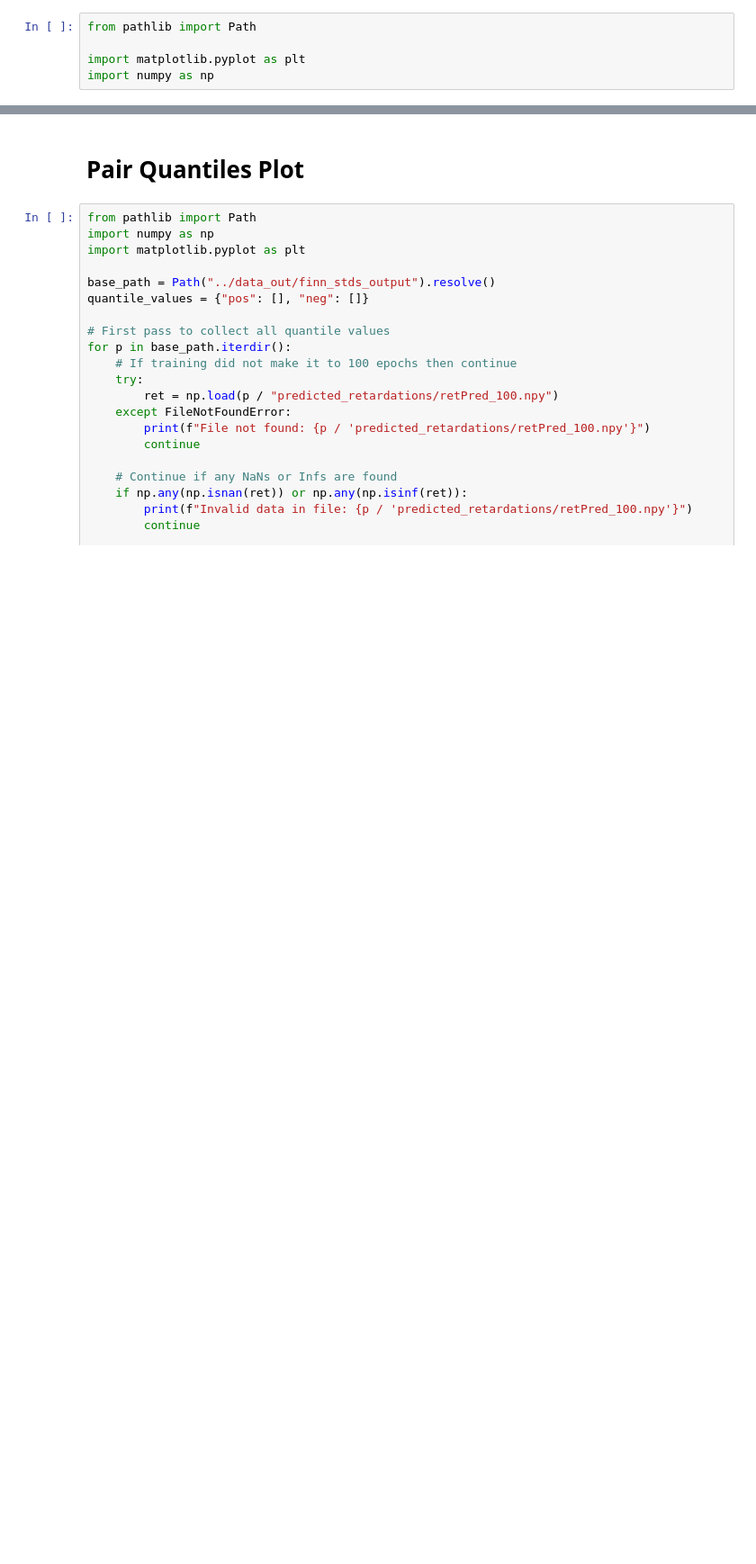
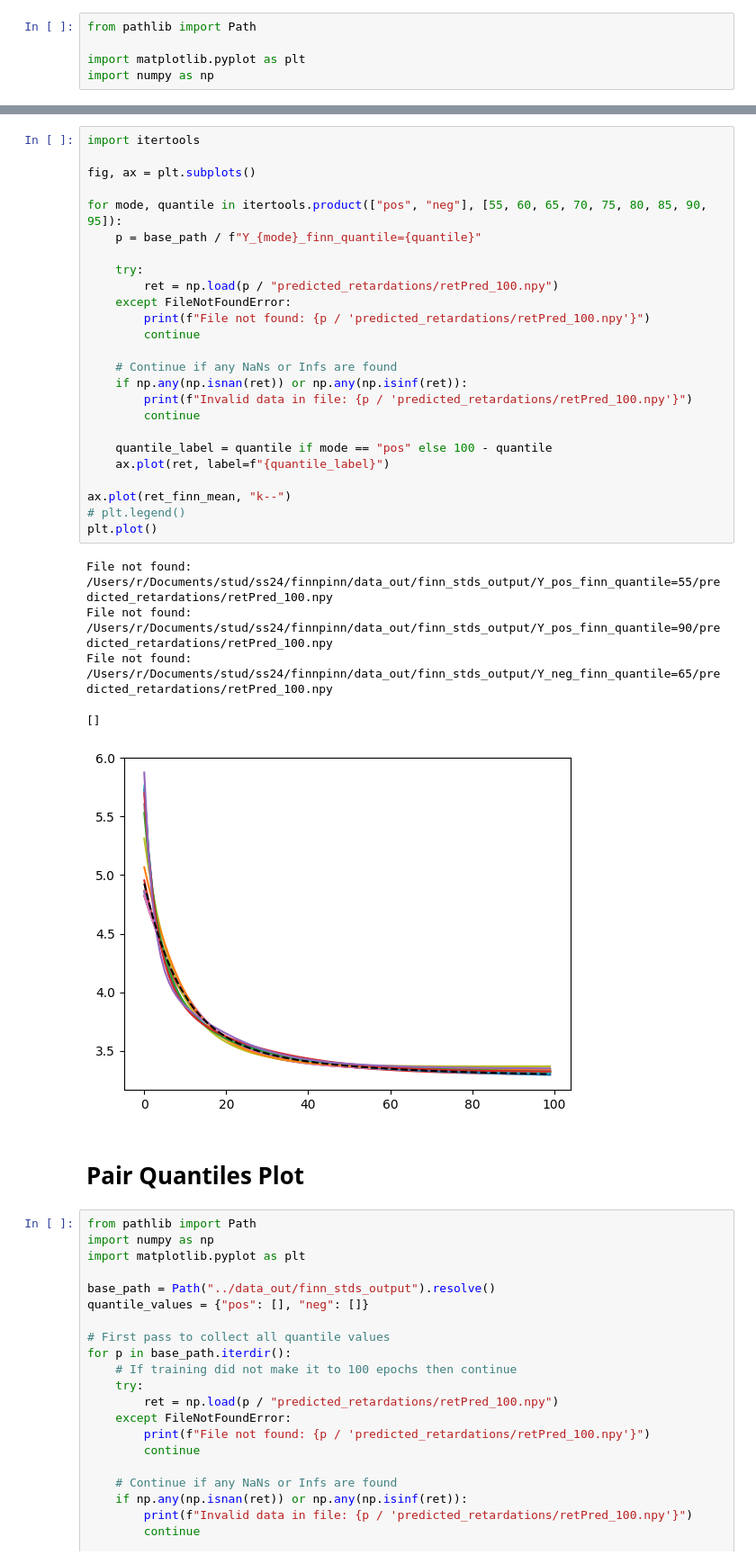
Before and after one commit to RiccardoFrenner/finn-nnpie, a Jupyter notebook: src/analyze_finnpinn_with_residual_nets.ipynb, the cells around one changed output, grey strips where cells are left out. Shown at 90% size. Drawn from its saved outputs; the diff is of its cells as text; blank space fills up the shorter version.

```diff
--- a/src/analyze_finnpinn_with_residual_nets.ipynb
+++ b/src/analyze_finnpinn_with_residual_nets.ipynb
@@ -84,3 +84,34 @@ Data for mode neg: 7 entries
+# %%
+import itertools
+
+fig, ax = plt.subplots()
+
+for mode, quantile in itertools.product(["pos", "neg"], [55, 60, 65, 70, 75, 80, 85, 90, 95]):
+    p = base_path / f"Y_{mode}_finn_quantile={quantile}"
+
+    try:
+        ret = np.load(p / "predicted_retardations/retPred_100.npy")
+    except FileNotFoundError:
+        print(f"File not found: {p / 'predicted_retardations/retPred_100.npy'}")
+        continue
+
+    # Continue if any NaNs or Infs are found
+    if np.any(np.isnan(ret)) or np.any(np.isinf(ret)):
+        print(f"Invalid data in file: {p / 'predicted_retardations/retPred_100.npy'}")
+        continue
+
+    quantile_label = quantile if mode == "pos" else 100 - quantile
+    ax.plot(ret, label=f"{quantile_label}")
+
+ax.plot(ret_finn_mean, "k--")
+# plt.legend()
+plt.plot()
+# %% [output]
+File not found: /Users/r/Documents/stud/ss24/finnpinn/data_out/finn_stds_output/Y_pos_finn_quantile=55/predicted_retardations/retPred_100.npy
+File not found: /Users/r/Documents/stud/ss24/finnpinn/data_out/finn_stds_output/Y_pos_finn_quantile=90/predicted_retardations/retPred_100.npy
+File not found: /Users/r/Documents/stud/ss24/finnpinn/data_out/finn_stds_output/Y_neg_finn_quantile=65/predicted_retardations/retPred_100.npy
+[]
+[figure, added]
 # %% [markdown]
 # Pair Quantiles Plot
 # %%
```
Also changed, not shown: parts of 2 cells of this notebook, 3 other files.
